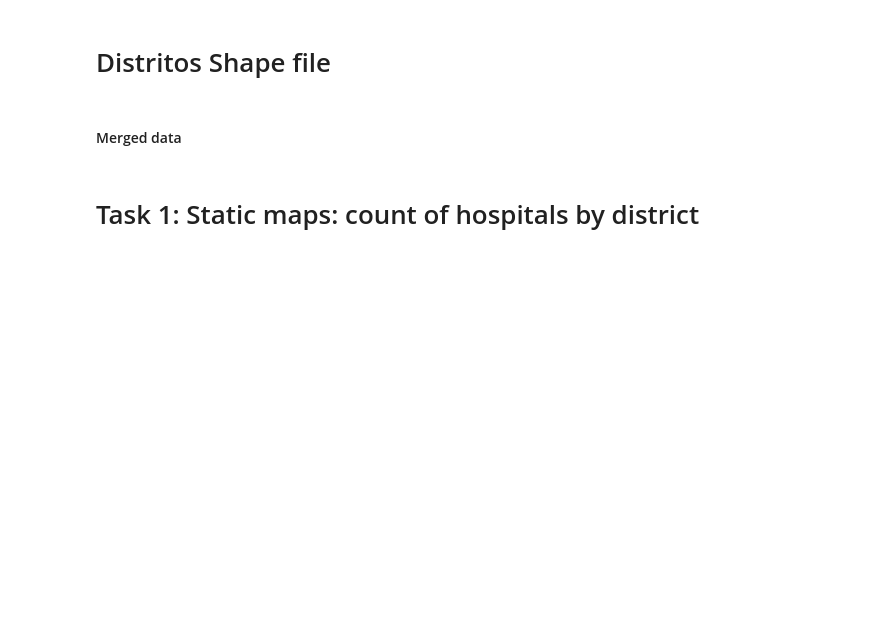
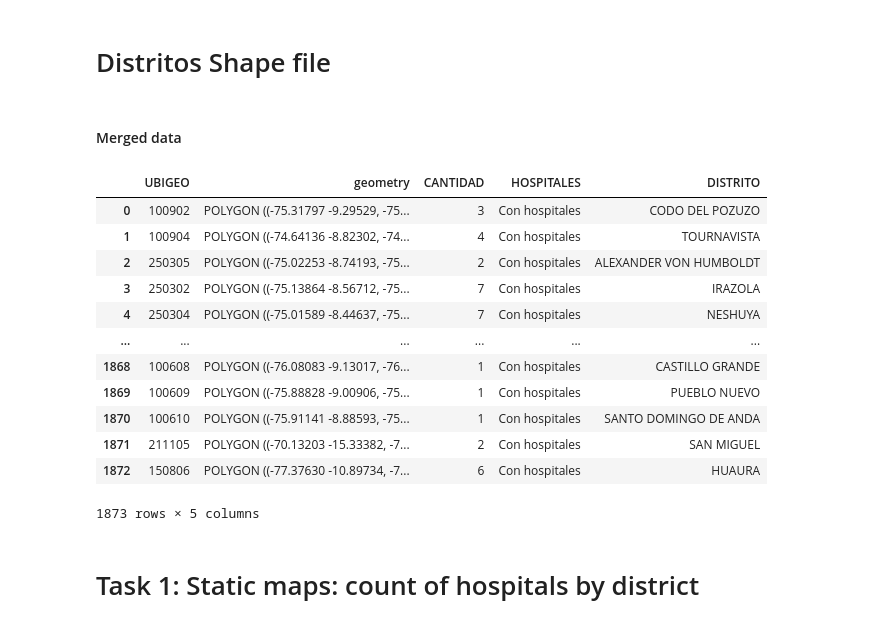
Before and after one commit to wiricardo/Hospitals-Access-Peru, a Jupyter notebook: code/static_maps.ipynb, the cells around one changed output. Saved outputs shown, nothing was run; the diff lists cells and outputs as text; code cells hidden in the pictures; blank space fills up the shorter version.

```diff
--- a/code/static_maps.ipynb
+++ b/code/static_maps.ipynb
@@ -61,6 +63,23 @@ maps = maps.to_crs(epsg=4326)
 # %%
 distritos = maps.merge(conteo_ubigeo, on='UBIGEO', how='left')
 distritos['CANTIDAD'] = distritos['CANTIDAD'].fillna(0).astype(int)
+# %%
+#borrar
+distritos
+# %% [output]
+|  | UBIGEO | geometry | CANTIDAD | HOSPITALES | DISTRITO |
+| 0 | 100902 | POLYGON ((-75.31797 -9.29529, -75... | 3 | Con hospitales | CODO DEL POZUZO |
+| 1 | 100904 | POLYGON ((-74.64136 -8.82302, -74... | 4 | Con hospitales | TOURNAVISTA |
+| 2 | 250305 | POLYGON ((-75.02253 -8.74193, -75... | 2 | Con hospitales | ALEXANDER VON HUMBOLDT |
+| 3 | 250302 | POLYGON ((-75.13864 -8.56712, -75... | 7 | Con hospitales | IRAZOLA |
+| 4 | 250304 | POLYGON ((-75.01589 -8.44637, -75... | 7 | Con hospitales | NESHUYA |
+| ... | ... | ... | ... | ... | ... |
+| 1868 | 100608 | POLYGON ((-76.08083 -9.13017, -76... | 1 | Con hospitales | CASTILLO GRANDE |
+| 1869 | 100609 | POLYGON ((-75.88828 -9.00906, -75... | 1 | Con hospitales | PUEBLO NUEVO |
+| 1870 | 100610 | POLYGON ((-75.91141 -8.88593, -75... | 1 | Con hospitales | SANTO DOMINGO DE ANDA |
+| 1871 | 211105 | POLYGON ((-70.13203 -15.33382, -7... | 2 | Con hospitales | SAN MIGUEL |
+| 1872 | 150806 | POLYGON ((-77.37630 -10.89734, -7... | 6 | Con hospitales | HUAURA |
+1873 rows × 5 columns
 # %% [markdown]
 # Task 1: Static maps: count of hospitals by district
 # %% [markdown]
```
Also changed, not shown: parts of 10 cells of this notebook, 3 other files.
